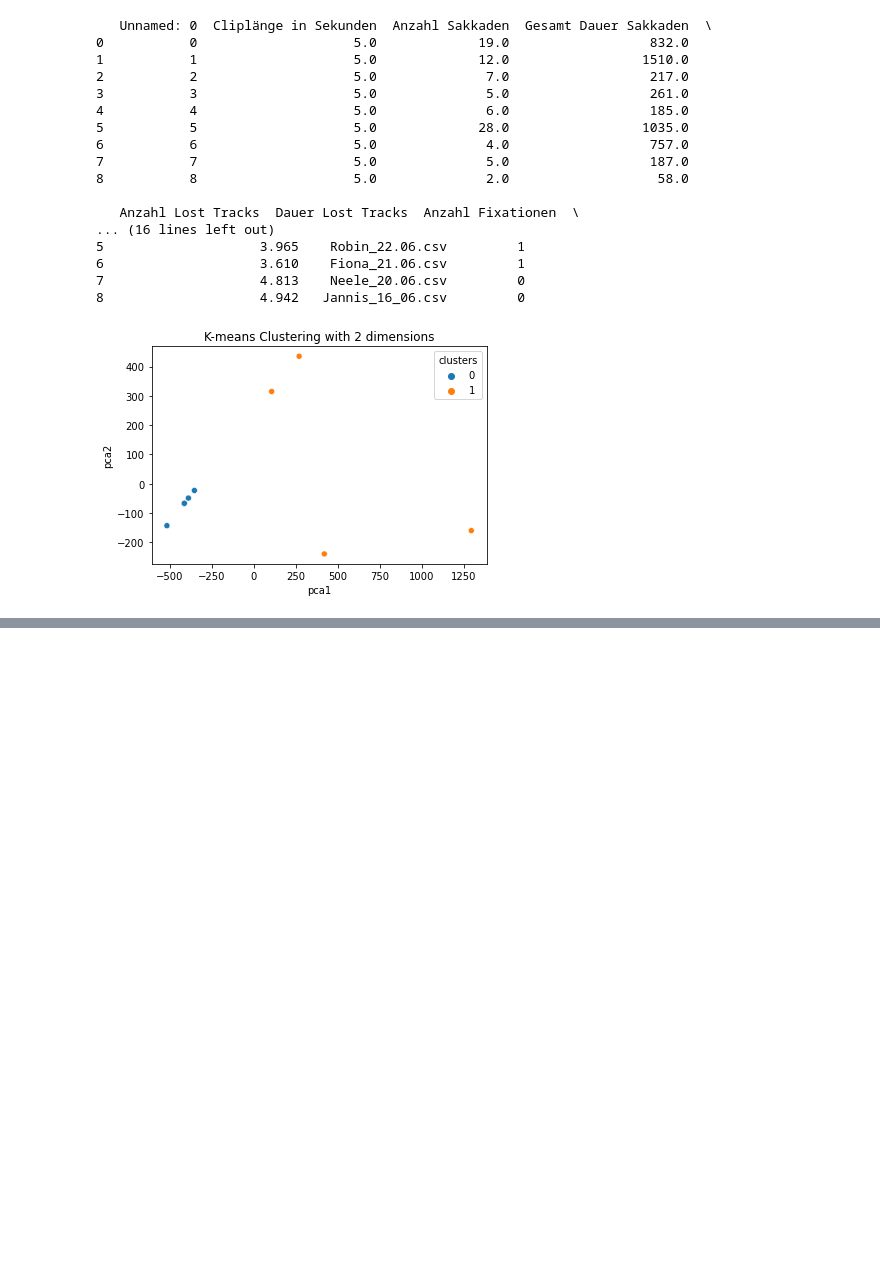
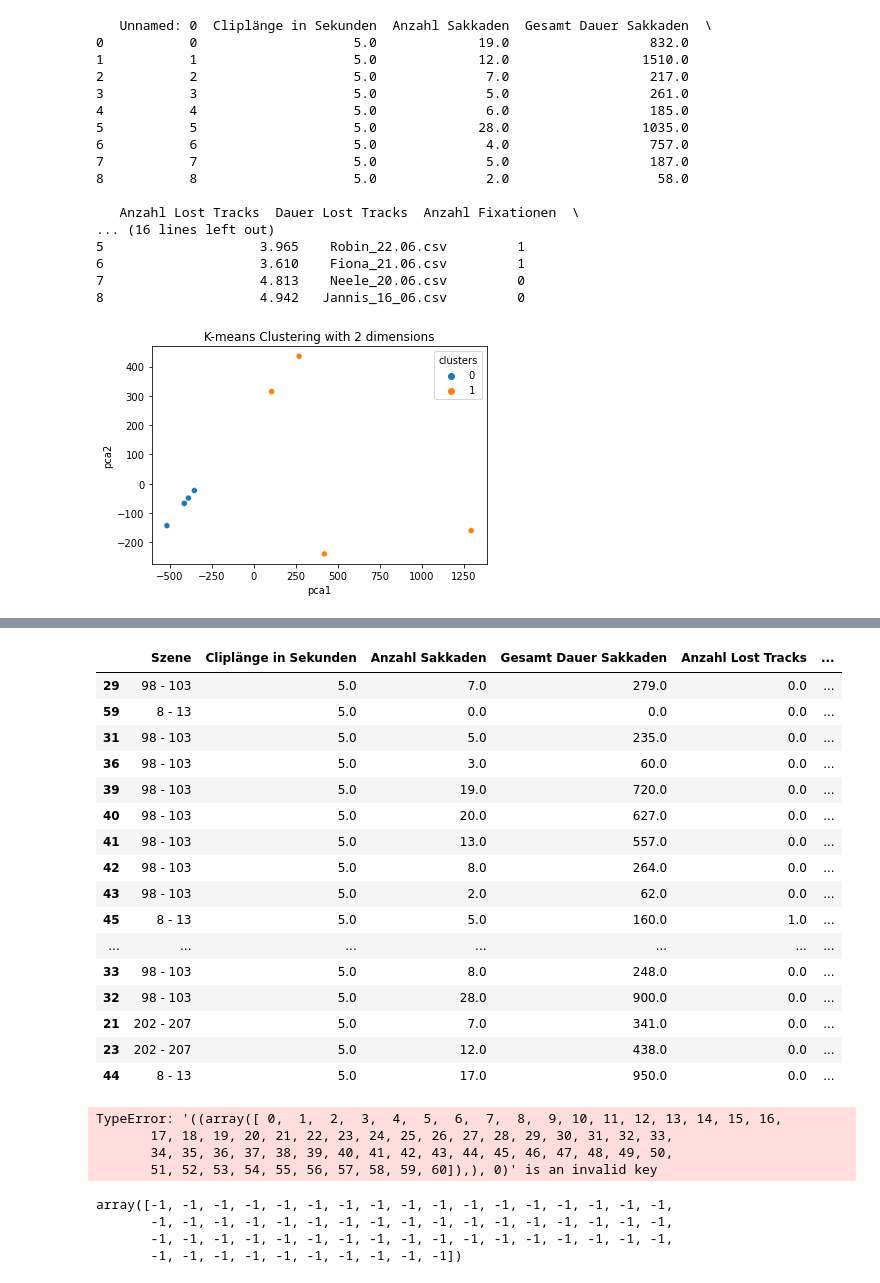
Before and after one commit to giannywise/Eyetracking, a Jupyter notebook: data_analysis.ipynb, the cells around one changed output, grey strips where cells are left out. Cells and saved outputs as stored; diff of their text form; code cells hidden in the pictures; blank space fills up the shorter version.

```diff
--- a/data_analysis.ipynb
+++ b/data_analysis.ipynb
@@ -151,0 +224,58 @@ plt.show()
+# %%
+df_feat = pd.read_csv('feature_final2_test.csv')
+df_feat = df_feat.sort_values('Label')
+#df_feat.to_csv('train/train.csv')
+df_feat.iloc[:5].to_csv('test/test_0.csv')
+df_feat.iloc[56:61].to_csv('test/test_1.csv')
+df_feat.iloc[5:60].to_csv('train/train.csv')
+# %%
+df_feat.iloc[1:60]
+# %% [output]
+|  | Szene | Cliplänge in Sekunden | Anzahl Sakkaden | Gesamt Dauer Sakkaden | Anzahl Lost Tracks | ... |
+| 29 | 98 - 103 | 5.0 | 7.0 | 279.0 | 0.0 | ... |
+| 59 | 8 - 13 | 5.0 | 0.0 | 0.0 | 0.0 | ... |
+| 31 | 98 - 103 | 5.0 | 5.0 | 235.0 | 0.0 | ... |
+| 36 | 98 - 103 | 5.0 | 3.0 | 60.0 | 0.0 | ... |
+| 39 | 98 - 103 | 5.0 | 19.0 | 720.0 | 0.0 | ... |
+| 40 | 98 - 103 | 5.0 | 20.0 | 627.0 | 0.0 | ... |
+| 41 | 98 - 103 | 5.0 | 13.0 | 557.0 | 0.0 | ... |
+| 42 | 98 - 103 | 5.0 | 8.0 | 264.0 | 0.0 | ... |
+| 43 | 98 - 103 | 5.0 | 2.0 | 62.0 | 0.0 | ... |
+| 45 | 8 - 13 | 5.0 | 5.0 | 160.0 | 1.0 | ... |
+| ... | ... | ... | ... | ... | ... | ... |
+| 33 | 98 - 103 | 5.0 | 8.0 | 248.0 | 0.0 | ... |
+| 32 | 98 - 103 | 5.0 | 28.0 | 900.0 | 0.0 | ... |
+| 21 | 202 - 207 | 5.0 | 7.0 | 341.0 | 0.0 | ... |
+| 23 | 202 - 207 | 5.0 | 12.0 | 438.0 | 0.0 | ... |
+| 44 | 8 - 13 | 5.0 | 17.0 | 950.0 | 0.0 | ... |
+# %%
+
+# retrieve unique clusters
+clusters = unique(yhat)
+# create scatter plot for samples from each cluster
+for cluster in clusters:
+	# get row indexes for samples with this cluster
+	row_ix = where(yhat == cluster)
+	# create scatter of these samples
+	plt.scatter(X[row_ix, 0], X[row_ix, 1])
+# show the plot
+plt.show()
+# %% [output]
+TypeError: '((array([ 0,  1,  2,  3,  4,  5,  6,  7,  8,  9, 10, 11, 12, 13, 14, 15, 16,
+       17, 18, 19, 20, 21, 22, 23, 24, 25, 26, 27, 28, 29, 30, 31, 32, 33,
+       34, 35, 36, 37, 38, 39, 40, 41, 42, 43, 44, 45, 46, 47, 48, 49, 50,
+       51, 52, 53, 54, 55, 56, 57, 58, 59, 60]),), 0)' is an invalid key
+# %%
+# define dataset
+df = pd.read_csv('train/train.csv')
+X = df[['Anzahl Sakkaden', 'Gesamt Dauer Sakkaden', 'Anzahl Lost Tracks','Dauer Lost Tracks','Anzahl Fixationen','Gesamt Dauer Fixationen']]
+# define the model
+model = DBSCAN()
+# fit model and predict clusters
+yhat = model.fit_predict(X)
+yhat
+# %% [output]
+array([-1, -1, -1, -1, -1, -1, -1, -1, -1, -1, -1, -1, -1, -1, -1, -1, -1,
+       -1, -1, -1, -1, -1, -1, -1, -1, -1, -1, -1, -1, -1, -1, -1, -1, -1,
+       -1, -1, -1, -1, -1, -1, -1, -1, -1, -1, -1, -1, -1, -1, -1, -1, -1,
+       -1, -1, -1, -1, -1, -1, -1, -1, -1, -1])
```
Also changed, not shown: parts of 9 cells of this notebook, 4 other files.
